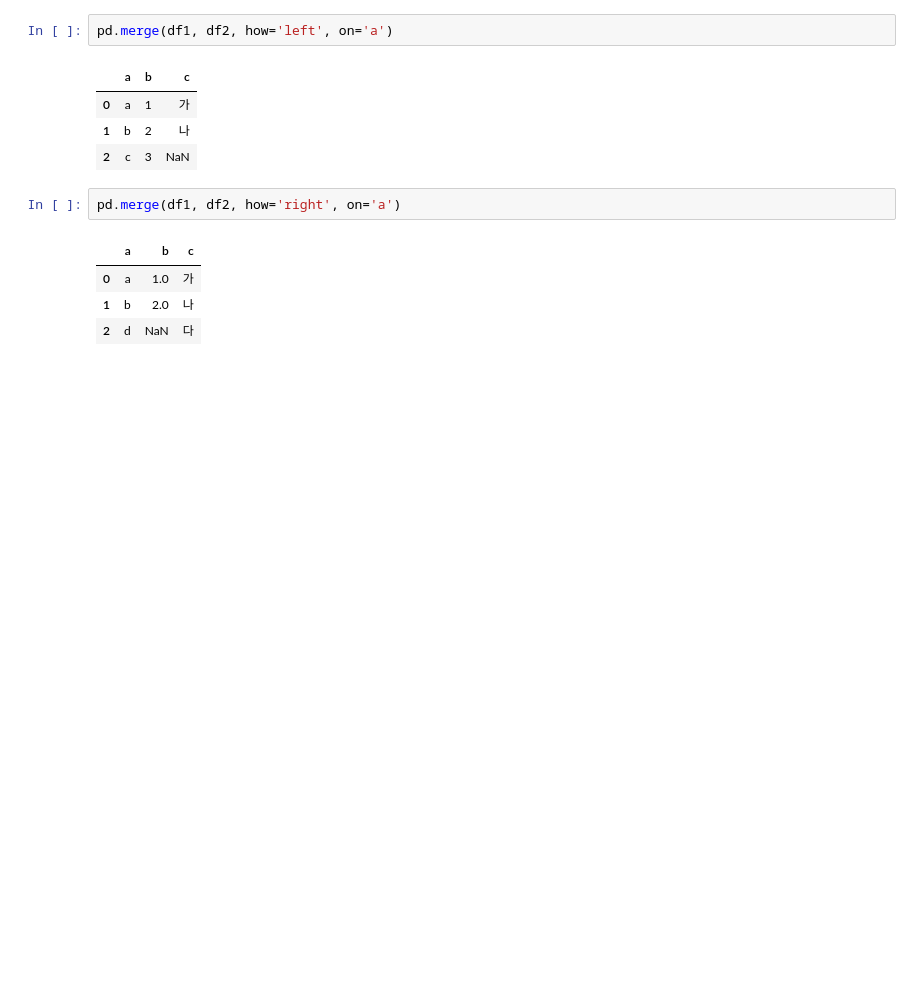
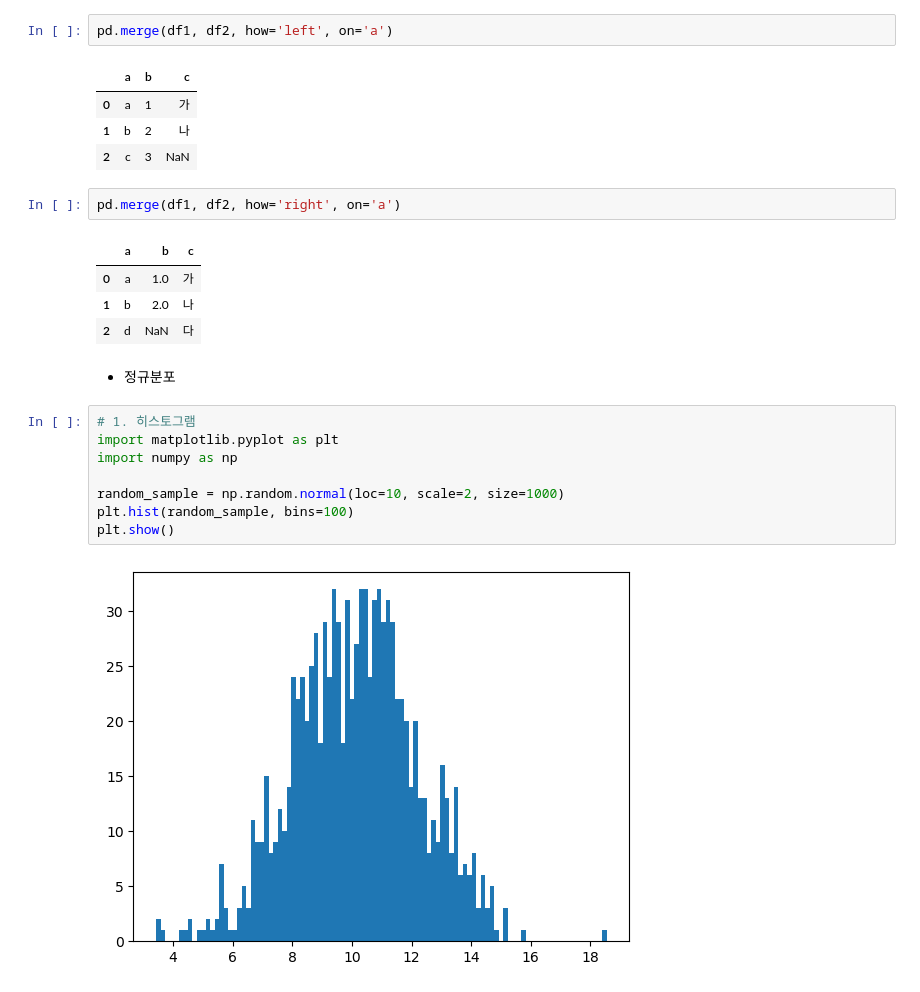
Before and after one commit to Yerial1125/e_learning1, a Jupyter notebook: 연습장.ipynb, the cells around one changed output. Cells and saved outputs as stored; diff of their text form; blank space fills up the shorter version.

```diff
--- a/연습장.ipynb
+++ b/연습장.ipynb
@@ -241,3 +241,15 @@ pd.merge(df1, df2, how='right', on='a')
 | 0 | a | 1.0 | 가 |
 | 1 | b | 2.0 | 나 |
 | 2 | d | NaN | 다 |
+# %% [markdown]
+- 정규분포
+# %%
+# 1. 히스토그램
+import matplotlib.pyplot as plt
+import numpy as np
+
+random_sample = np.random.normal(loc=10, scale=2, size=1000)
+plt.hist(random_sample, bins=100)
+plt.show()
+# %% [output]
+[figure, added]
```
Also changed, not shown: parts of 6 cells of this notebook, 1 other file.
